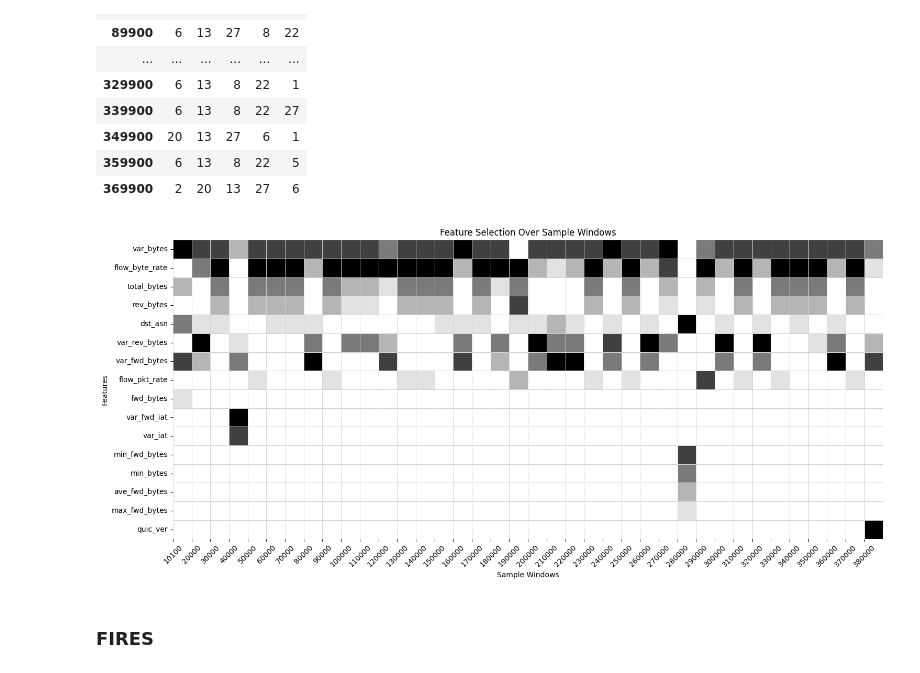
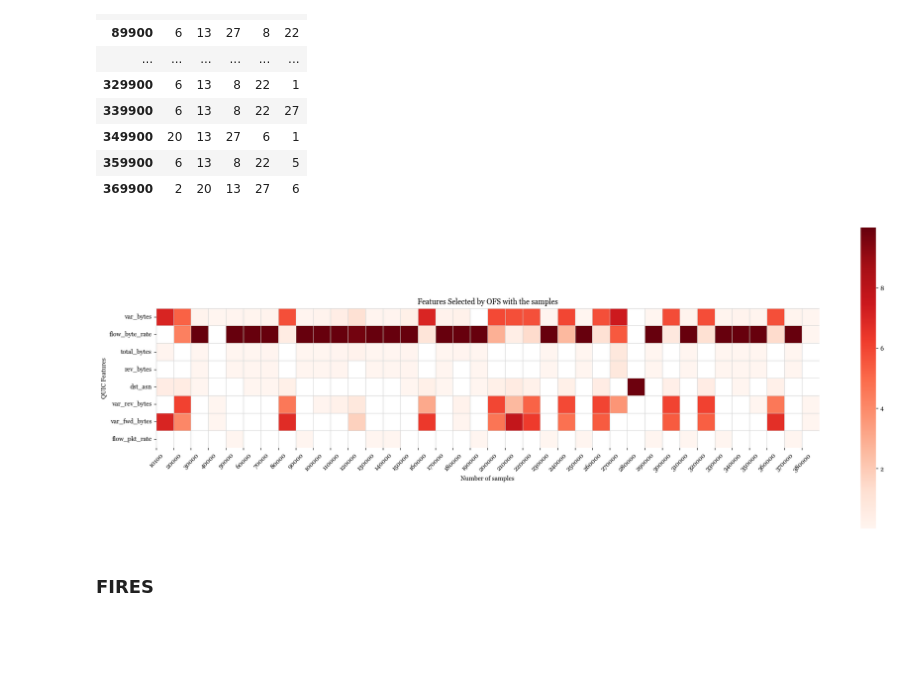
Before and after one commit to Earth-kun/QUICaid, a Jupyter notebook: evaluation/results-eda/feat_select.ipynb, the cells around one changed output. Saved outputs shown, nothing was run; the diff lists cells and outputs as text; code cells hidden in the pictures; blank space fills up the shorter version.

Commit message:
changed heatmap color basis to actual feature weights

```diff
--- a/evaluation/results-eda/feat_select.ipynb
+++ b/evaluation/results-eda/feat_select.ipynb
@@ -45,12 +45,10 @@ def fill_missing_rows(df, interval=10000):
     df_filled = pd.DataFrame(new_rows, index=new_index)
     return df_filled
 # %%
-def get_ranking_matrix(filled_df, n=10):
+def get_ranking_matrix(filled_df, weights_df, n=10):
     counts = pd.Series(filled_df.values.flatten()).value_counts()
 
-    # uncomment if you only want top n rows
-    # top_cols_idx = counts.iloc[:n]
-    top_cols_idx = counts
+    top_cols_idx = counts.iloc[:n]
     idx_to_show = list(top_cols_idx.index)
 
     important_features = [feature_names[i] for i in idx_to_show]
@@ -58,22 +56,25 @@ def get_ranking_matrix(filled_df, n=10):
     ranking_matrix = pd.DataFrame(0, index=important_features, columns=range(len(filled_df)))
 
     for col_idx, selected_features in filled_df.iterrows():
+        weights_row = weights_df.loc[col_idx]
         for rank, feature_num in enumerate(selected_features.dropna()):
-            feature_num = int(feature_num)
             if feature_num in idx_to_show:
+                feature_num = int(feature_num)
                 feature_name = feature_names[feature_num]
-                ranking_matrix.at[feature_name, col_idx] = len(selected_features) - rank
+                ranking_matrix.at[feature_name, col_idx] = weights_row[feature_num]
 
     ranking_matrix = ranking_matrix.loc[:, (ranking_matrix != 0).any(axis=0)]
+    ranking_matrix.replace(0, np.nan, inplace=True)
+
     return ranking_matrix
 # %%
 def plot_heatmap(ranking_matrix):
     plt.figure(figsize=(20, 7))
-    sns.heatmap(ranking_matrix, cbar=False, cmap="Greys", linewidths=0.5, linecolor='lightgray', square=True)
+    sns.heatmap(ranking_matrix, cbar=True, cmap="Reds", linewidths=0.5, linecolor='lightgray', square=True)
 
-    plt.xlabel('Sample Windows')
-    plt.ylabel('Features')
-    plt.title('Feature Selection Over Sample Windows')
+    plt.xlabel('Number of samples')
+    plt.ylabel('QUIC Features')
+    plt.title('Features Selected by OFS with the samples')
 
     shifted_labels = ranking_matrix.columns + 10100
 
@@ -85,6 +86,11 @@ def plot_heatmap(ranking_matrix):
     plt.yticks(rotation=0)
     plt.tight_layout()
 
+    plt.rcParams.update({
+        'font.family': 'serif',
+        'font.serif': ['Georgia'],
+    })
+
     plt.show()
 # %% [markdown]
 ### OFS
@@ -133,11 +120,15 @@ ofs_filled
 | 349900 | 20 | 13 | 27 | 6 | 1 |
 | 359900 | 6 | 13 | 8 | 22 | 5 |
 | 369900 | 2 | 20 | 13 | 27 | 6 |
+# %%
+ofs_weights_df = pd.read_csv('weights_ofs.csv', header=None)
+# %%
+ofs_weights_df_filtered = ofs_weights_df.loc[ofs_filled.index]
 # %%
-ranking_matrix = get_ranking_matrix(ofs_filled)
+ranking_matrix = get_ranking_matrix(ofs_filled, ofs_weights_df_filtered, n=8)
 plot_heatmap(ranking_matrix)
 # %% [output]
-[figure, old version]
+[figure, new version]
 # %% [markdown]
 ### FIRES
 # %%
```
Also changed, not shown: parts of 3 cells of this notebook.
